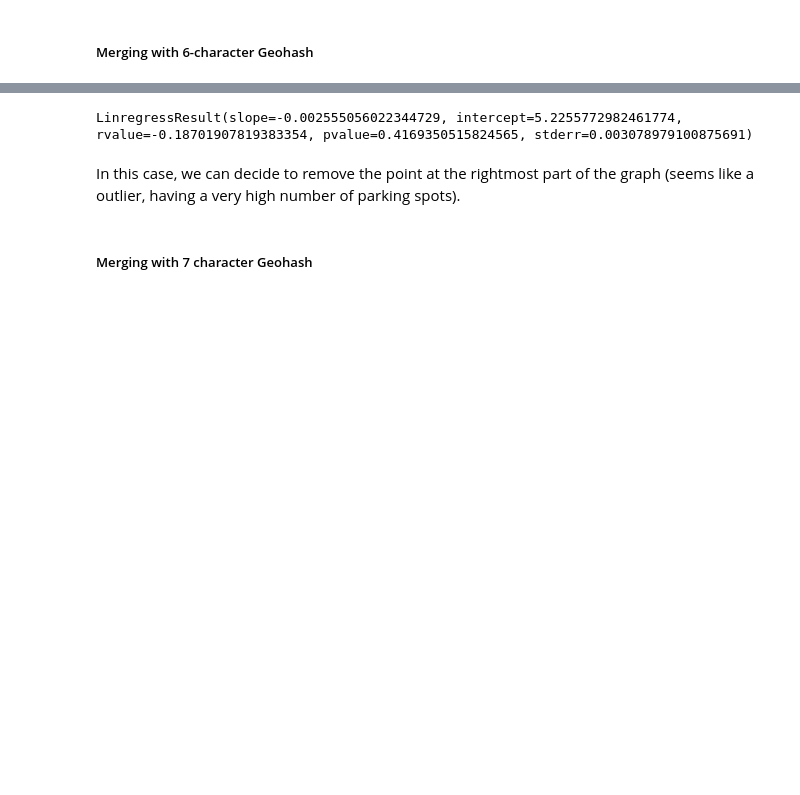
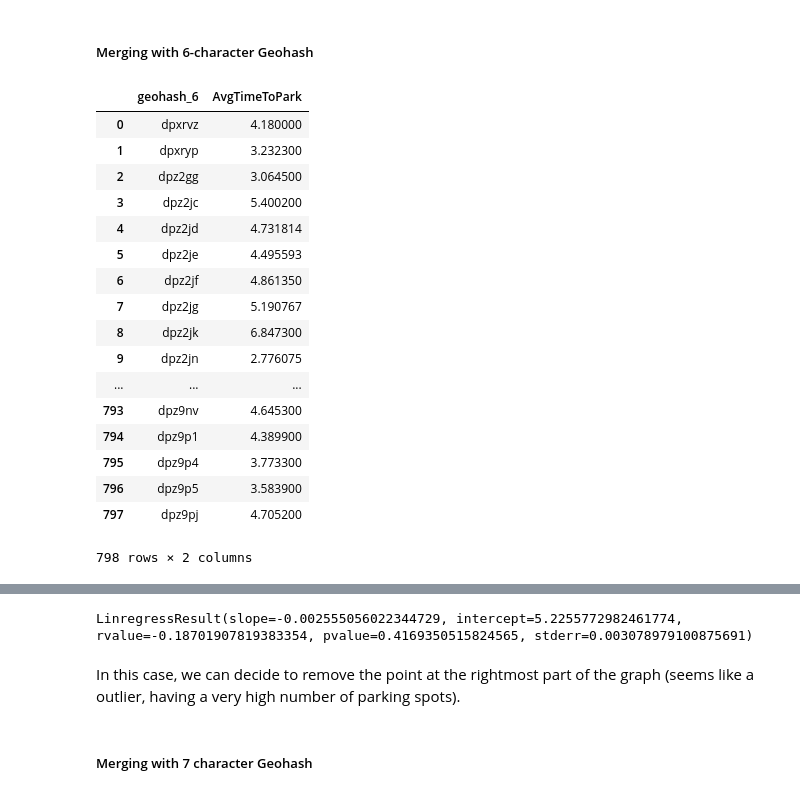
Before and after one commit to bharatlearnstocode/STA2453-Geotab-Project, a Jupyter notebook: code/draft_preparation.ipynb, the cells around one changed output, grey strips where cells are left out. Drawn from its saved outputs; the diff is of its cells as text; code cells hidden in the pictures; blank space fills up the shorter version.

```diff
--- a/code/draft_preparation.ipynb
+++ b/code/draft_preparation.ipynb
@@ -25,3 +25,24 @@ df_geotab_6 = df_geotab.groupby('geohash_6')['AvgTimeToPark'].agg('sum').reset_i
+# %%
+df_geotab_6
+# %% [output]
+|  | geohash_6 | AvgTimeToPark |
+| 0 | dpxrvz | 4.180000 |
+| 1 | dpxryp | 3.232300 |
+| 2 | dpz2gg | 3.064500 |
+| 3 | dpz2jc | 5.400200 |
+| 4 | dpz2jd | 4.731814 |
+| 5 | dpz2je | 4.495593 |
+| 6 | dpz2jf | 4.861350 |
+| 7 | dpz2jg | 5.190767 |
+| 8 | dpz2jk | 6.847300 |
+| 9 | dpz2jn | 2.776075 |
+| ... | ... | ... |
+| 793 | dpz9nv | 4.645300 |
+| 794 | dpz9p1 | 4.389900 |
+| 795 | dpz9p4 | 3.773300 |
+| 796 | dpz9p5 | 3.583900 |
+| 797 | dpz9pj | 4.705200 |
+798 rows × 2 columns
 # %%
 df_plf_6 = df_plf.groupby('geohash_6')['parking_spots'].agg('sum').reset_index()
 # %%
```
Also changed, not shown: parts of 21 cells of this notebook, 1 other file.
